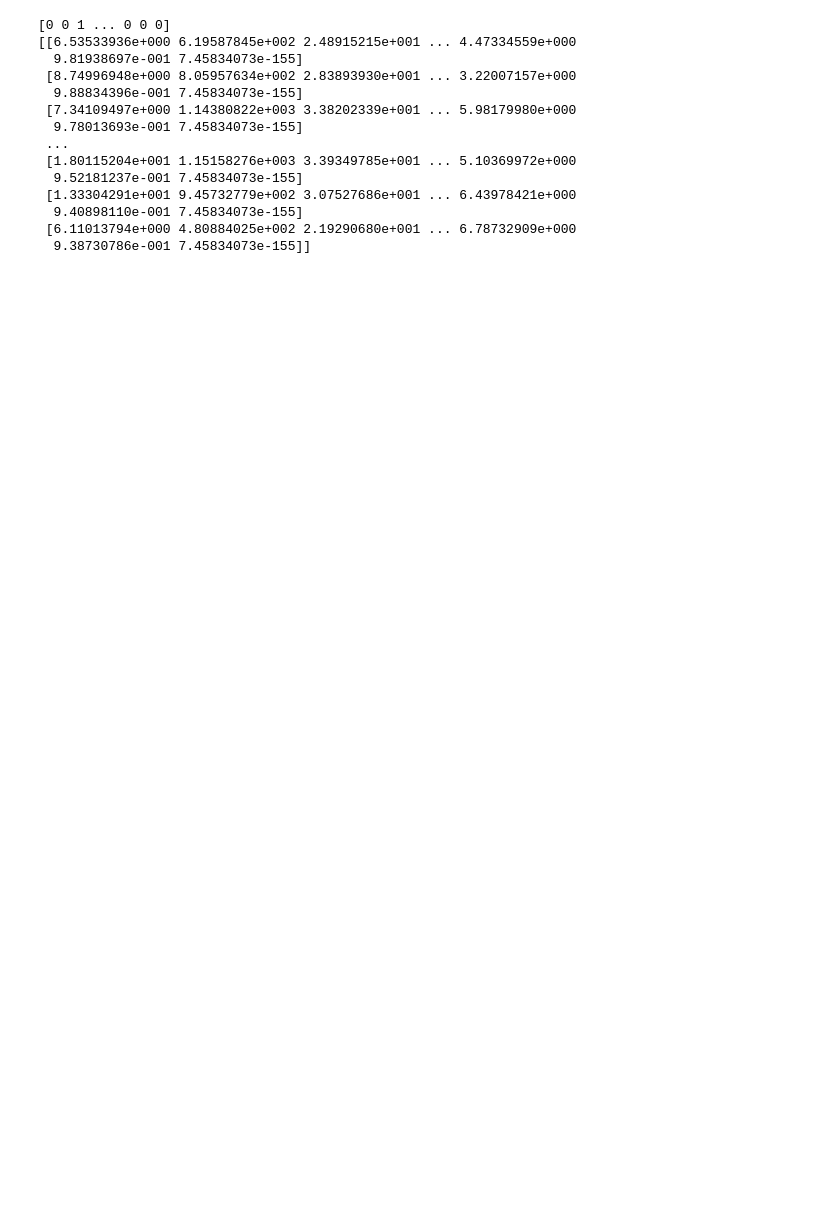
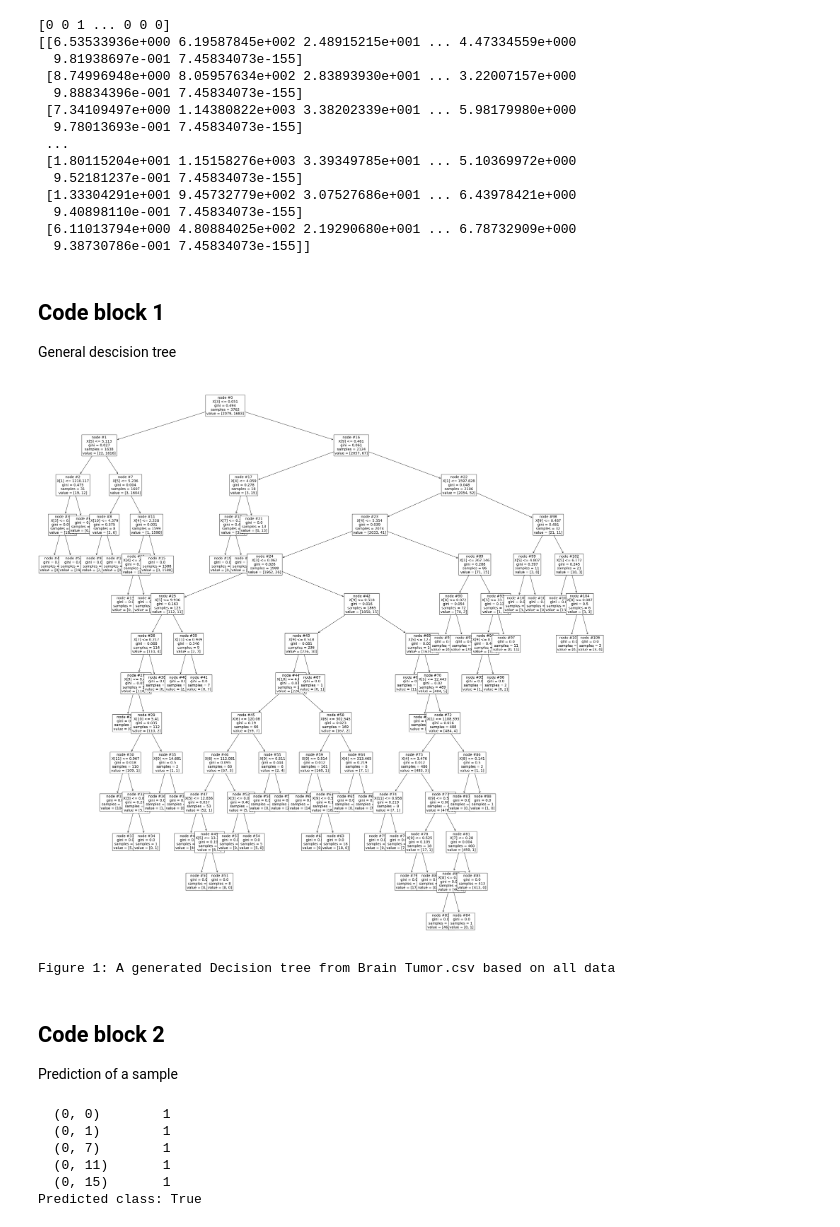
Before and after one commit to Fryke/MRIclassifier, a Jupyter notebook: MRI-classifier.ipynb, the cells around one changed output. Drawn from its saved outputs; the diff is of its cells as text; code cells hidden in the pictures; blank space fills up the shorter version.

Commit message:
dtc sample prediction

```diff
--- a/MRI-classifier.ipynb
+++ b/MRI-classifier.ipynb
@@ -36,3 +40,39 @@ print(X)
   9.40898110e-001 7.45834073e-155]
  [6.11013794e+000 4.80884025e+002 2.19290680e+001 ... 6.78732909e+000
   9.38730786e-001 7.45834073e-155]]
+# %% [markdown]
+## Code block 1
+General descision tree
+# %%
+from sklearn import tree
+import matplotlib.pyplot as plt
+
+# dtc variable
+dtc = None
+
+dtc = tree.DecisionTreeClassifier()
+dtc = dtc.fit(X, y)
+
+plt.figure(figsize=(40,40))
+tree.plot_tree(dtc, fontsize=14, node_ids=True)
+plt.show()
+print("Figure 1: A generated Decision tree from Brain Tumor.csv based on all data")
+# %% [output]
+[figure, added]
+Figure 1: A generated Decision tree from Brain Tumor.csv based on all data
+# %% [markdown]
+## Code block 2
+Prediction of a sample
+# %%
+sample = X[[9]]
+prediction = dtc.predict(sample.reshape(1, -1))[0]
+
+print(dtc.decision_path(sample))
+print(f"Predicted class: {class_names[prediction]}")
+# %% [output]
+  (0, 0)        1
+  (0, 1)        1
+  (0, 7)        1
+  (0, 11)       1
+  (0, 15)       1
+Predicted class: True
```
Also changed, not shown: parts of 4 cells of this notebook, 1 other file.
